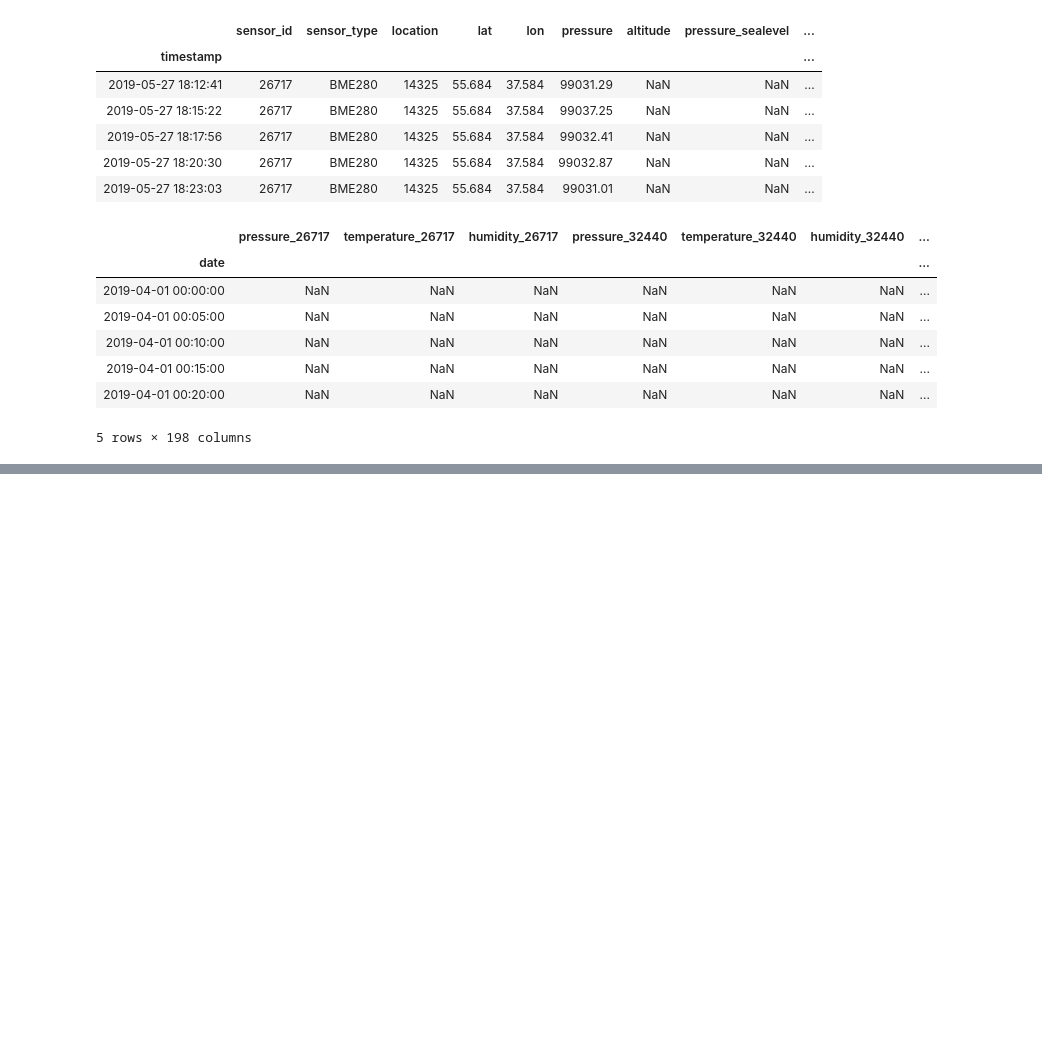
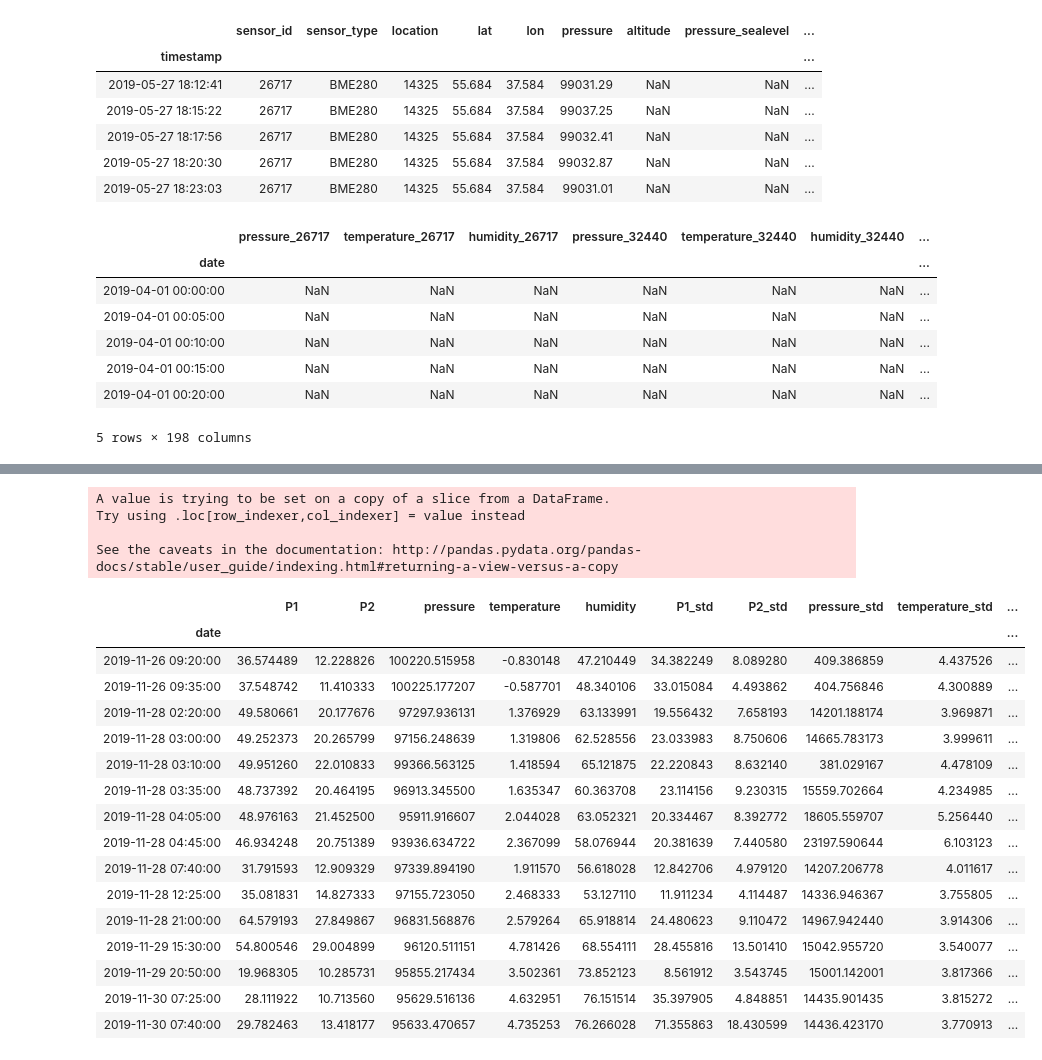
Before and after one commit to aerubanov/Proj_Air_Quality, a Jupyter notebook: notebooks/decomposition.ipynb, the cells around one changed output, grey strips where cells are left out. Cells and saved outputs as stored; diff of their text form; code cells hidden in the pictures; blank space fills up the shorter version.

```diff
--- a/notebooks/decomposition.ipynb
+++ b/notebooks/decomposition.ipynb
@@ -164,0 +162,3 @@ weeks[len(weeks)-2].plot()
+# %%
+freq = round(60*25/5) # 1 day
+decomp = sm.tsa.seasonal_decompose(w.P1, model='additive', freq=freq, extrapolate_trend='freq')
@@ -164,0 +169,2 @@ weeks[len(weeks)-2].plot()
+# %%
+q = decomp.resid.quantile(0.9)
@@ -164,0 +191,33 @@ weeks[len(weeks)-2].plot()
+# %%
+w['trend'] = decomp.trend
+w['seasonal'] = decomp.seasonal
+w['resid'] = decomp.resid
+w['anomaly'] = abs(w.resid)>q
+# %%
+anomaly = w[w['anomaly']]
+anomaly['gap'] = (anomaly.index.to_series().diff()) > pd.Timedelta(5, 'm')
+# %% [output]
+A value is trying to be set on a copy of a slice from a DataFrame.
+Try using .loc[row_indexer,col_indexer] = value instead
+
+See the caveats in the documentation: http://pandas.pydata.org/pandas-docs/stable/user_guide/indexing.html#returning-a-view-versus-a-copy
+# %%
+anomaly[anomaly.gap]
+# %% [output]
+|  | P1 | P2 | pressure | temperature | humidity | P1_std | P2_std | pressure_std | temperature_std | ... |
+| date |  |  |  |  |  |  |  |  |  | ... |
+| 2019-11-26 09:20:00 | 36.574489 | 12.228826 | 100220.515958 | -0.830148 | 47.210449 | 34.382249 | 8.089280 | 409.386859 | 4.437526 | ... |
+| 2019-11-26 09:35:00 | 37.548742 | 11.410333 | 100225.177207 | -0.587701 | 48.340106 | 33.015084 | 4.493862 | 404.756846 | 4.300889 | ... |
+| 2019-11-28 02:20:00 | 49.580661 | 20.177676 | 97297.936131 | 1.376929 | 63.133991 | 19.556432 | 7.658193 | 14201.188174 | 3.969871 | ... |
+| 2019-11-28 03:00:00 | 49.252373 | 20.265799 | 97156.248639 | 1.319806 | 62.528556 | 23.033983 | 8.750606 | 14665.783173 | 3.999611 | ... |
+| 2019-11-28 03:10:00 | 49.951260 | 22.010833 | 99366.563125 | 1.418594 | 65.121875 | 22.220843 | 8.632140 | 381.029167 | 4.478109 | ... |
+| 2019-11-28 03:35:00 | 48.737392 | 20.464195 | 96913.345500 | 1.635347 | 60.363708 | 23.114156 | 9.230315 | 15559.702664 | 4.234985 | ... |
+| 2019-11-28 04:05:00 | 48.976163 | 21.452500 | 95911.916607 | 2.044028 | 63.052321 | 20.334467 | 8.392772 | 18605.559707 | 5.256440 | ... |
+| 2019-11-28 04:45:00 | 46.934248 | 20.751389 | 93936.634722 | 2.367099 | 58.076944 | 20.381639 | 7.440580 | 23197.590644 | 6.103123 | ... |
+| 2019-11-28 07:40:00 | 31.791593 | 12.909329 | 97339.894190 | 1.911570 | 56.618028 | 12.842706 | 4.979120 | 14207.206778 | 4.011617 | ... |
+| 2019-11-28 12:25:00 | 35.081831 | 14.827333 | 97155.723050 | 2.468333 | 53.127110 | 11.911234 | 4.114487 | 14336.946367 | 3.755805 | ... |
+| 2019-11-28 21:00:00 | 64.579193 | 27.849867 | 96831.568876 | 2.579264 | 65.918814 | 24.480623 | 9.110472 | 14967.942440 | 3.914306 | ... |
+| 2019-11-29 15:30:00 | 54.800546 | 29.004899 | 96120.511151 | 4.781426 | 68.554111 | 28.455816 | 13.501410 | 15042.955720 | 3.540077 | ... |
+| 2019-11-29 20:50:00 | 19.968305 | 10.285731 | 95855.217434 | 3.502361 | 73.852123 | 8.561912 | 3.543745 | 15001.142001 | 3.817366 | ... |
+| 2019-11-30 07:25:00 | 28.111922 | 10.713560 | 95629.516136 | 4.632951 | 76.151514 | 35.397905 | 4.848851 | 14435.901435 | 3.815272 | ... |
+| 2019-11-30 07:40:00 | 29.782463 | 13.418177 | 95633.470657 | 4.735253 | 76.266028 | 71.355863 | 18.430599 | 14436.423170 | 3.770913 | ... |
```
Also changed, not shown: parts of 22 cells of this notebook.
